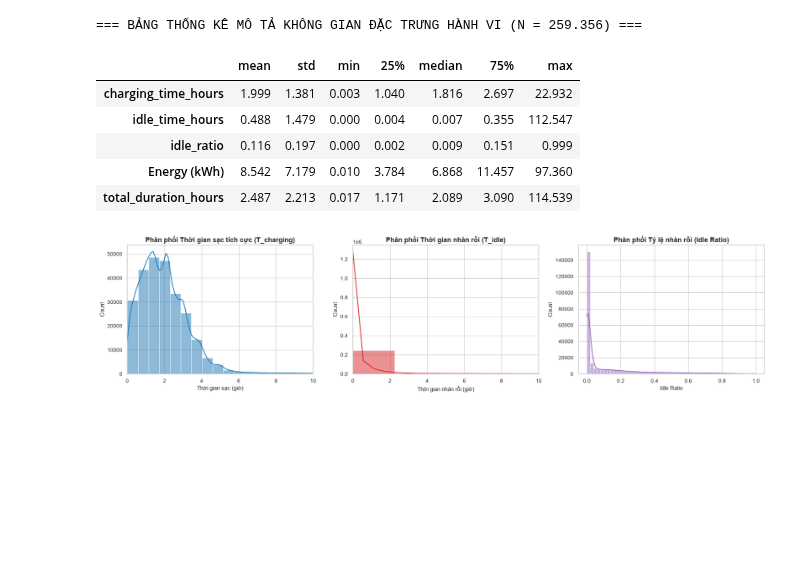
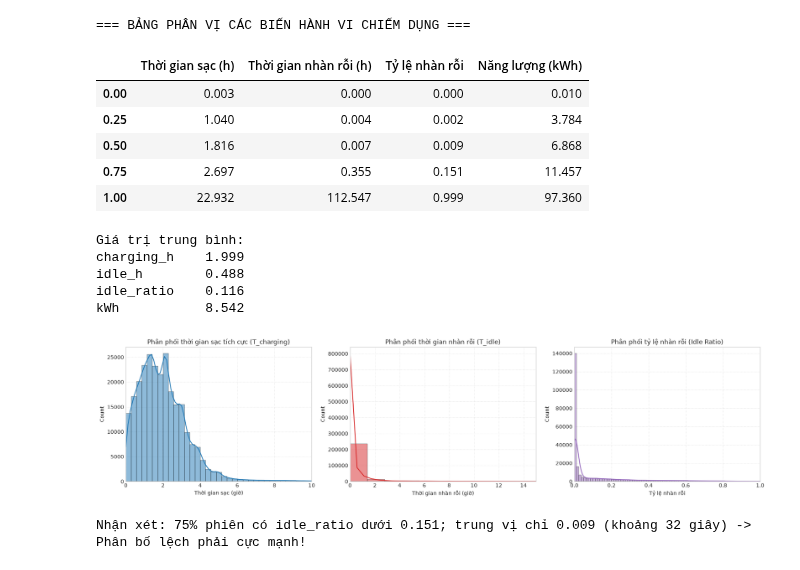
Before and after one commit to mkn67/ev-charging-analytics---IS403, a Jupyter notebook: notebooks/02_NV2_occupancy_clustering.ipynb, the cells around one changed output. Saved outputs shown, nothing was run; the diff lists cells and outputs as text; code cells hidden in the pictures; blank space fills up the shorter version.

```diff
--- a/notebooks/02_NV2_occupancy_clustering.ipynb
+++ b/notebooks/02_NV2_occupancy_clustering.ipynb
@@ -14,20 +0,0 @@ Nghiên cứu các kiểu hành vi kết nối và chiếm dụng cổng sạc s
-# %%
-import sys
-from pathlib import Path
-import time
-import pandas as pd
-import numpy as np
-import matplotlib.pyplot as plt
-import seaborn as sns
-
-# Thiết lập đường dẫn thư mục gốc
-sys.path.append(str(Path.cwd().parent if Path.cwd().name == 'notebooks' else Path.cwd()))
-from src.config import SESSIONS_FEATURES_PARQUET, FIGURES_DIR
-from src.visualization import set_plotting_style
-
-set_plotting_style()
-
-# 1. Đọc dữ liệu đặc trưng đã làm sạch từ NV1
-df = pd.read_parquet(SESSIONS_FEATURES_PARQUET)
-valid = df[df['is_valid_session']].copy()
-print(f"Tổng số phiên sạc hợp lệ đưa vào phân tích NV2: {len(valid):,} phiên")
@@ -48,35 +87,43 @@ Vector đặc trưng lõi: $\mathbf{x} = [T_{charging}, T_{idle}, Idle\ Ratio, E
 # %%
-features = ['charging_time_hours', 'idle_time_hours', 'idle_ratio', 'Energy (kWh)']
-print("=== BẢNG THỐNG KÊ MÔ TẢ KHÔNG GIAN ĐẶC TRƯNG HÀNH VI (N = 259.356) ===")
-desc = valid[features + ['total_duration_hours']].describe().T
-desc['median'] = valid[features + ['total_duration_hours']].median()
-display(desc[['mean', 'std', 'min', '25%', 'median', '75%', 'max']].round(3))
+cols = ['charging_h', 'idle_h', 'idle_ratio', 'kWh']
+q = valid[cols].quantile([0, .25, .5, .75, 1]).round(3)
+q.columns = ['Thời gian sạc (h)', 'Thời gian nhàn rỗi (h)', 'Tỷ lệ nhàn rỗi', 'Năng lượng (kWh)']
+print("=== BẢNG PHÂN VỊ CÁC BIẾN HÀNH VI CHIẾM DỤNG ===")
+display(q)
 
-# Trực quan hóa phân phối của các đặc trưng chiếm dụng
+print("\nGiá trị trung bình:")
+print(valid[cols].mean().round(3).to_string())
+
+# Trực quan hóa phân phối
 fig, axes = plt.subplots(1, 3, figsize=(18, 4.5))
+sns.histplot(valid['charging_h'], bins=80, ax=axes[0], color='#1f77b4', kde=True)
+axes[0].set(title='Phân phối thời gian sạc tích cực (T_charging)', xlabel='Thời gian sạc (giờ)', xlim=(0, 10))
+axes[0].grid(True, linestyle=':', alpha=0.6)
 
-sns.histplot(valid['charging_time_hours'], bins=40, ax=axes[0], color='#1f77b4', kde=True)
-axes[0].set_title('Phân phối Thời gian sạc tích cực (T_charging)', fontweight='bold')
-axes[0].set_xlabel('Thời gian sạc (giờ)')
-axes[0].set_xlim(0, 10)
+sns.histplot(valid['idle_h'], bins=80, ax=axes[1], color='#d62728', kde=True)
+axes[1].set(title='Phân phối thời gian nhàn rỗi (T_idle)', xlabel='Thời gian nhàn rỗi (giờ)', xlim=(0, 15))
+axes[1].grid(True, linestyle=':', alpha=0.6)
 
-sns.histplot(valid['idle_time_hours'], bins=50, ax=axes[1], color='#d62728', kde=True)
-axes[1].set_title('Phân phối Thời gian nhàn rỗi (T_idle)', fontweight='bold')
-axes[1].set_xlabel('Thời gian nhàn rỗi (giờ)')
-axes[1].set_xlim(0, 10)
-
-sns.histplot(valid['idle_ratio'], bins=50, ax=axes[2], color='#9467bd', kde=True)
-axes[2].set_title('Phân phối Tỷ lệ nhàn rỗi (Idle Ratio)', fontweight='bold')
-axes[2].set_xlabel('Idle Ratio')
+sns.histplot(valid['idle_ratio'], bins=80, ax=axes[2], color='#9467bd', kde=True)
+axes[2].set(title='Phân phối tỷ lệ nhàn rỗi (Idle Ratio)', xlabel='Tỷ lệ nhàn rỗi', xlim=(0, 1))
+axes[2].grid(True, linestyle=':', alpha=0.6)
 
 plt.tight_layout()
 plt.show()
+
+print("Nhận xét: 75% phiên có idle_ratio dưới 0.151; trung vị chỉ 0.009 (khoảng 32 giây) -> Phân bố lệch phải cực mạnh!")
 # %% [output]
-=== BẢNG THỐNG KÊ MÔ TẢ KHÔNG GIAN ĐẶC TRƯNG HÀNH VI (N = 259.356) ===
+=== BẢNG PHÂN VỊ CÁC BIẾN HÀNH VI CHIẾM DỤNG ===
-|  | mean | std | min | 25% | median | 75% | max |
-| charging_time_hours | 1.999 | 1.381 | 0.003 | 1.040 | 1.816 | 2.697 | 22.932 |
-| idle_time_hours | 0.488 | 1.479 | 0.000 | 0.004 | 0.007 | 0.355 | 112.547 |
-| idle_ratio | 0.116 | 0.197 | 0.000 | 0.002 | 0.009 | 0.151 | 0.999 |
-| Energy (kWh) | 8.542 | 7.179 | 0.010 | 3.784 | 6.868 | 11.457 | 97.360 |
-| total_duration_hours | 2.487 | 2.213 | 0.017 | 1.171 | 2.089 | 3.090 | 114.539 |
+|  | Thời gian sạc (h) | Thời gian nhàn rỗi (h) | Tỷ lệ nhàn rỗi | Năng lượng (kWh) |
+| 0.00 | 0.003 | 0.000 | 0.000 | 0.010 |
+| 0.25 | 1.040 | 0.004 | 0.002 | 3.784 |
+| 0.50 | 1.816 | 0.007 | 0.009 | 6.868 |
+| 0.75 | 2.697 | 0.355 | 0.151 | 11.457 |
+| 1.00 | 22.932 | 112.547 | 0.999 | 97.360 |
+Giá trị trung bình:
+charging_h    1.999
+idle_h        0.488
+idle_ratio    0.116
+kWh           8.542
-[figure, old version]
+[figure, new version]
+Nhận xét: 75% phiên có idle_ratio dưới 0.151; trung vị chỉ 0.009 (khoảng 32 giây) -> Phân bố lệch phải cực mạnh!
```
Also changed, not shown: parts of 30 cells of this notebook, 7 other files.
